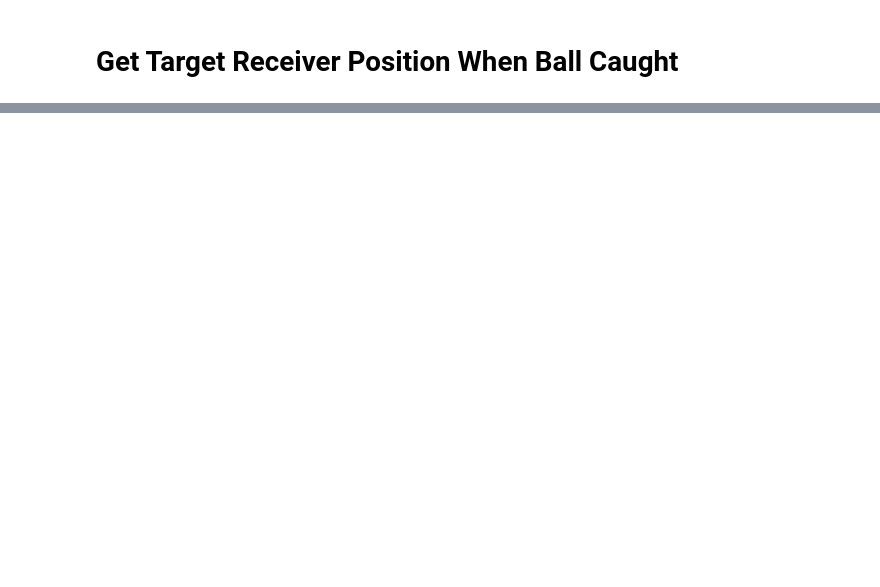
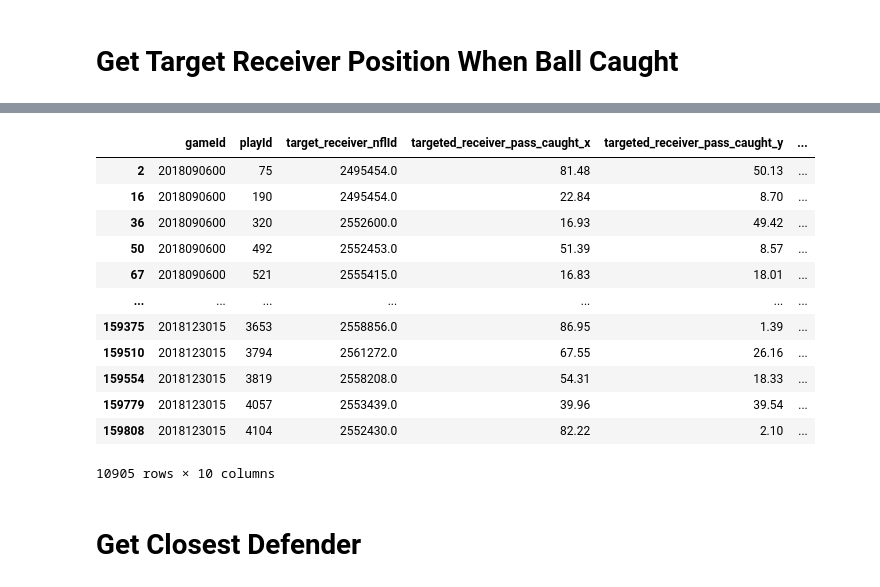
Before and after one commit to brusso115/CS6242FinalProject, a Jupyter notebook: Model-YAC.ipynb, the cells around one changed output, grey strips where cells are left out. Drawn from its saved outputs; the diff is of its cells as text; code cells hidden in the pictures; blank space fills up the shorter version.

```diff
--- a/Model-YAC.ipynb
+++ b/Model-YAC.ipynb
@@ -87,4 +107,4 @@ target_receiver
 # %%
 pass_caught = df[df['event'].isin(pass_caught_time)]
 # %%
-pass_caught.merge(target_receiver, on=[''])
+pass_caught = pass_caught.merge(target_receiver, left_on=['gameId', 'playId', 'nflId'], right_on=['gameId', 'playId', 'target_receiver_nflId'])
@@ -104,0 +111,32 @@ pass_caught.merge(target_receiver, on=[''])
+# %%
+targeted_reciever_positions = pass_caught.groupby(['gameId', 'playId', 'target_receiver_nflId'])[['x', 'y', 's', 'a', 'dis', 'o', 'dir']].mean()
+
+targeted_reciever_positions = targeted_reciever_positions.rename(columns={'x':'targeted_receiver_pass_caught_x',
+                                            'y':'targeted_receiver_pass_caught_y',
+                                            's':'targeted_receiver_pass_caught_s',
+                                            'a':'targeted_receiver_pass_caught_a',
+                                            'dis':'targeted_receiver_pass_caught_dis',
+                                            'o':'targeted_receiver_pass_caught_o',
+                                            'dir':'targeted_receiver_pass_caught_dir'})
+
+targeted_receiver_info = target_receiver.merge(targeted_reciever_positions,
+                      left_on=['gameId', 'playId', 'target_receiver_nflId'],
+                      right_index=True)
+# %%
+targeted_receiver_info
+# %% [output]
+|  | gameId | playId | target_receiver_nflId | targeted_receiver_pass_caught_x | targeted_receiver_pass_caught_y | ... |
+| 2 | 2018090600 | 75 | 2495454.0 | 81.48 | 50.13 | ... |
+| 16 | 2018090600 | 190 | 2495454.0 | 22.84 | 8.70 | ... |
+| 36 | 2018090600 | 320 | 2552600.0 | 16.93 | 49.42 | ... |
+| 50 | 2018090600 | 492 | 2552453.0 | 51.39 | 8.57 | ... |
+| 67 | 2018090600 | 521 | 2555415.0 | 16.83 | 18.01 | ... |
+| ... | ... | ... | ... | ... | ... | ... |
+| 159375 | 2018123015 | 3653 | 2558856.0 | 86.95 | 1.39 | ... |
+| 159510 | 2018123015 | 3794 | 2561272.0 | 67.55 | 26.16 | ... |
+| 159554 | 2018123015 | 3819 | 2558208.0 | 54.31 | 18.33 | ... |
+| 159779 | 2018123015 | 4057 | 2553439.0 | 39.96 | 39.54 | ... |
+| 159808 | 2018123015 | 4104 | 2552430.0 | 82.22 | 2.10 | ... |
+10905 rows × 10 columns
+# %% [markdown]
+# Get Closest Defender
```
Also changed, not shown: parts of 40 cells of this notebook, 1 other file.
